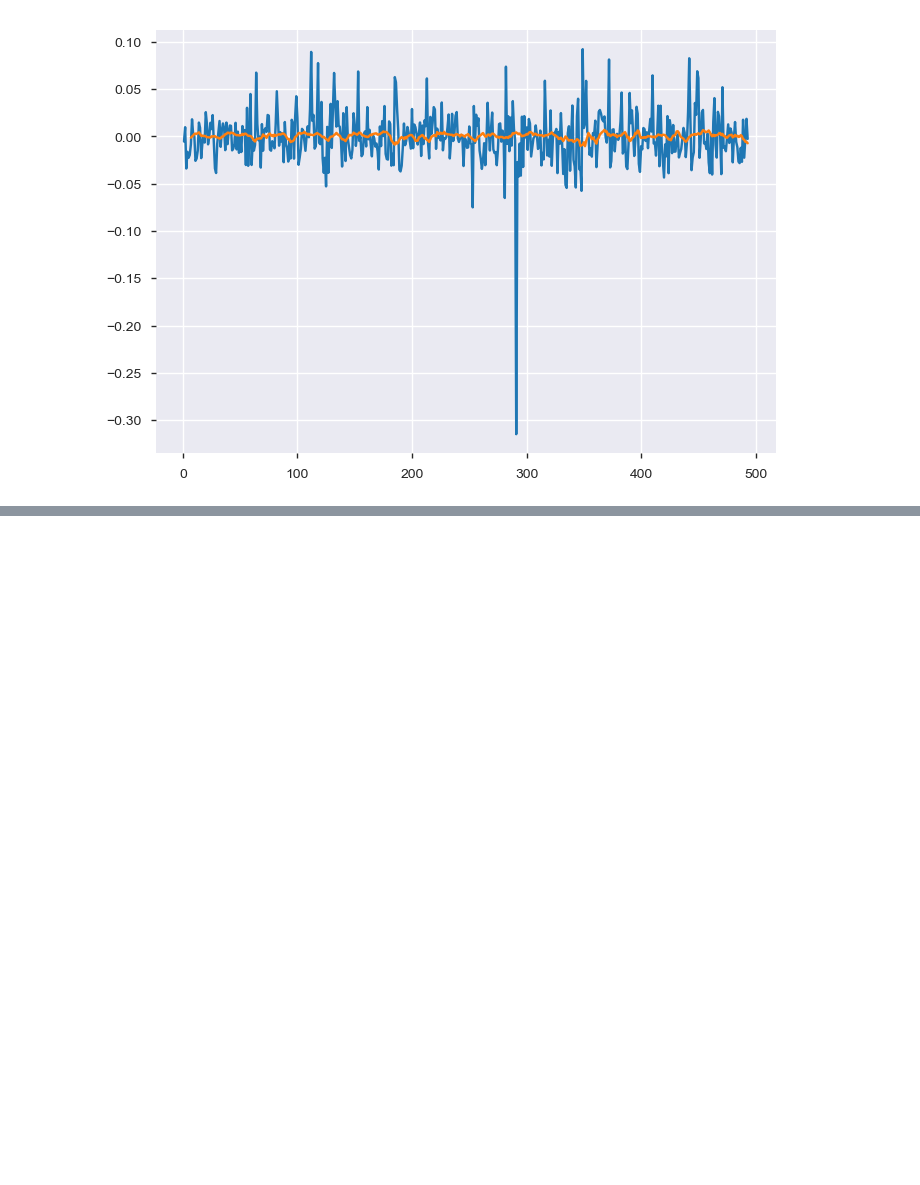
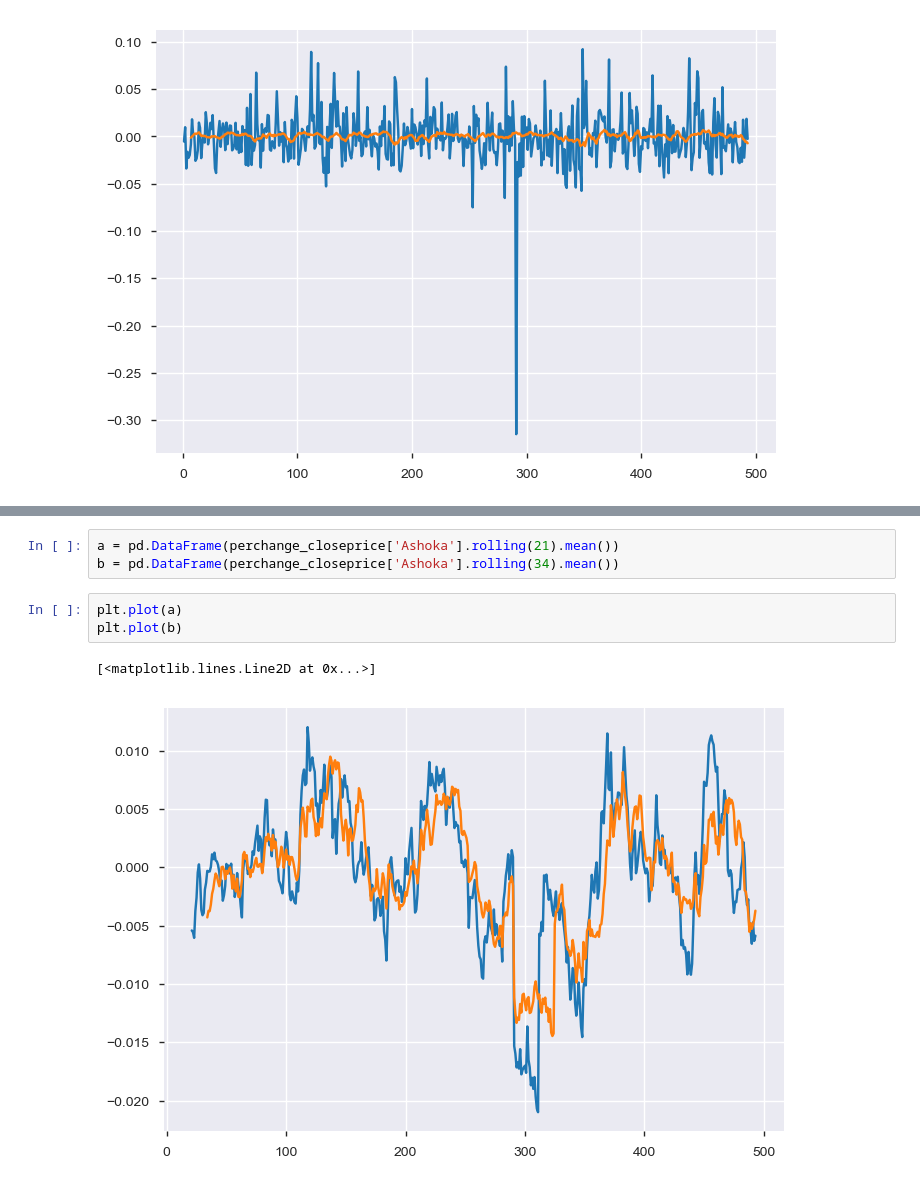
Before and after one commit to atkrish0/securitized-asset-analysis, a Jupyter notebook: 2 - Plotting in Financial Markets.ipynb, the cells around one changed output, grey strips where cells are left out. Drawn from its saved outputs; the diff is of its cells as text; blank space fills up the shorter version.

```diff
--- a/2 - Plotting in Financial Markets.ipynb
+++ b/2 - Plotting in Financial Markets.ipynb
@@ -506,0 +519,9 @@ plt.plot(nifty_vol)
+# %%
+a = pd.DataFrame(perchange_closeprice['Ashoka'].rolling(21).mean())
+b = pd.DataFrame(perchange_closeprice['Ashoka'].rolling(34).mean())
+# %%
+plt.plot(a)
+plt.plot(b)
+# %% [output]
+[<matplotlib.lines.Line2D at 0x...>]
+[figure, added]
```
Also changed, not shown: parts of 11 cells of this notebook.
